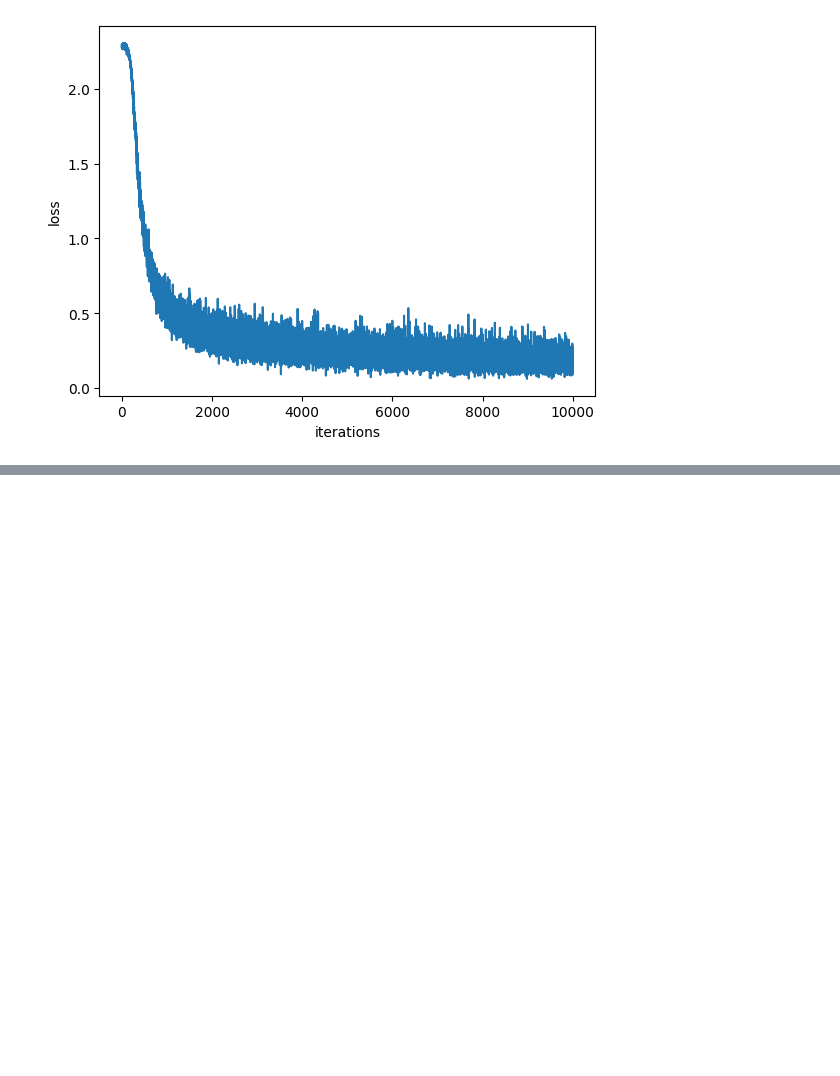
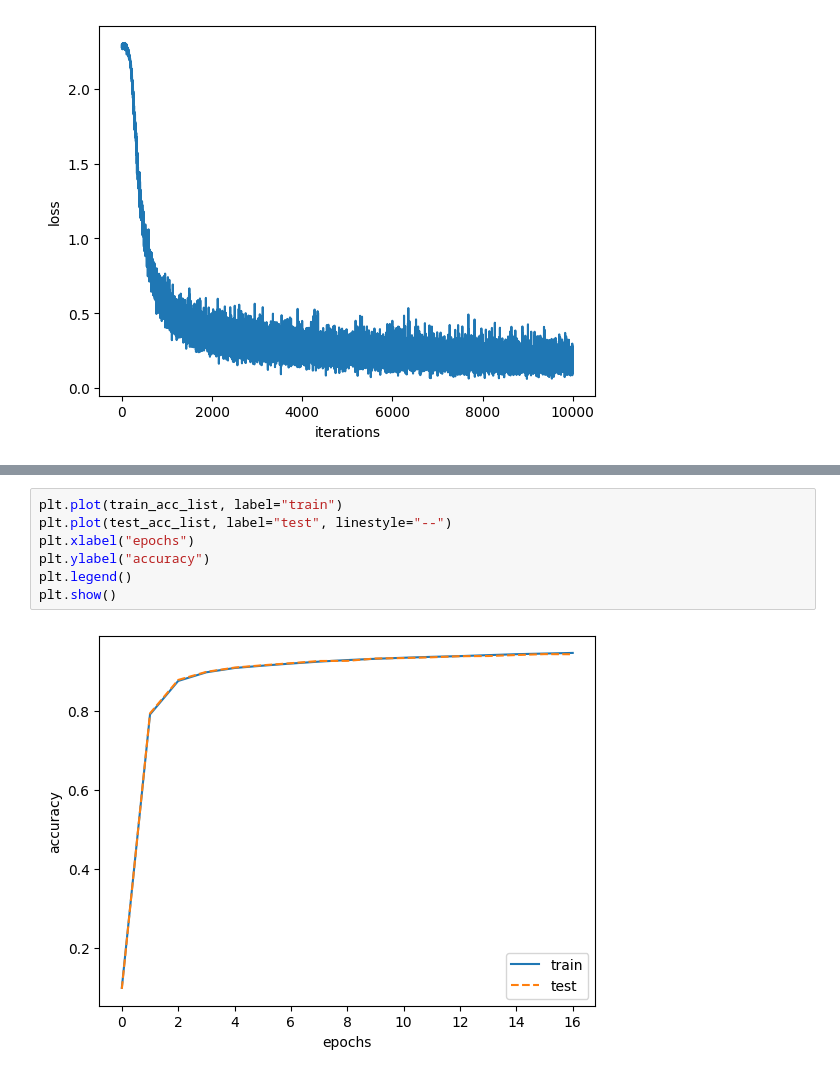
Before and after one commit to k6jf8wfhxh-ux/make-deep-learning-from-scratch, a Jupyter notebook: ch04/ch04_practice_2.ipynb, the cells around one changed output, grey strips where cells are left out. Cells and saved outputs as stored; diff of their text form; blank space fills up the shorter version.

```diff
--- a/ch04/ch04_practice_2.ipynb
+++ b/ch04/ch04_practice_2.ipynb
@@ -348,0 +411,9 @@ plt.show()
+# %%
+plt.plot(train_acc_list, label="train")
+plt.plot(test_acc_list, label="test", linestyle="--")
+plt.xlabel("epochs")
+plt.ylabel("accuracy")
+plt.legend()
+plt.show()
+# %% [output]
+[figure, added]
```
Also changed, not shown: parts of 1 cell of this notebook.
